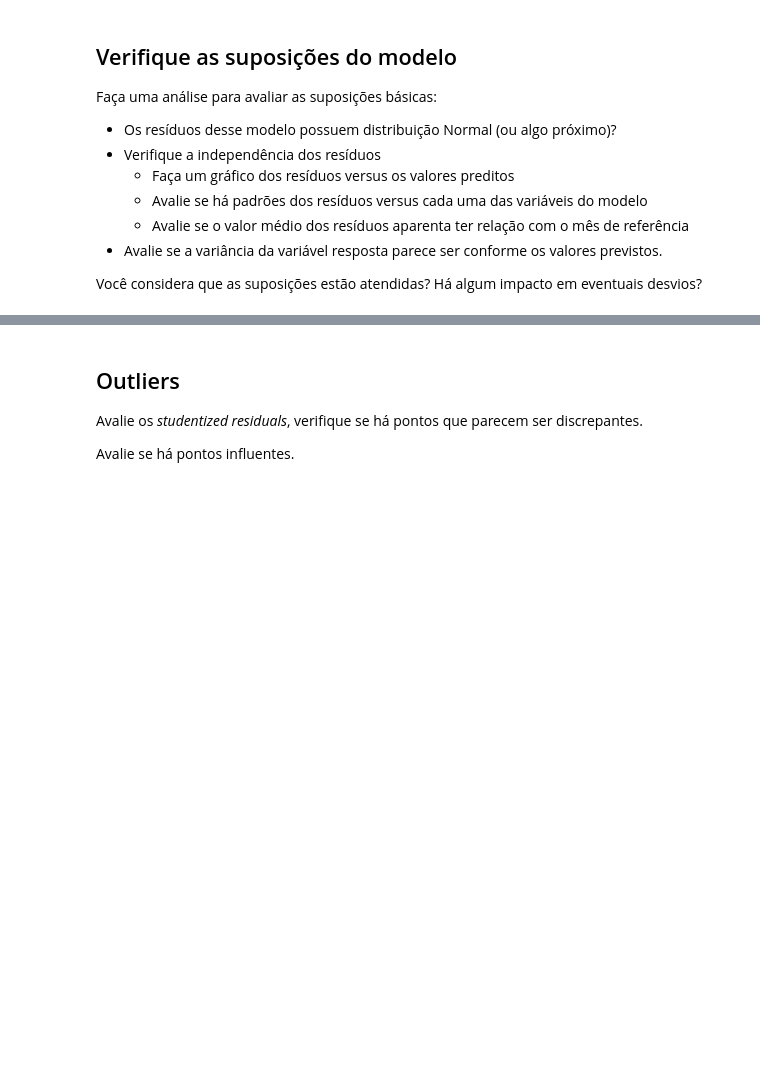
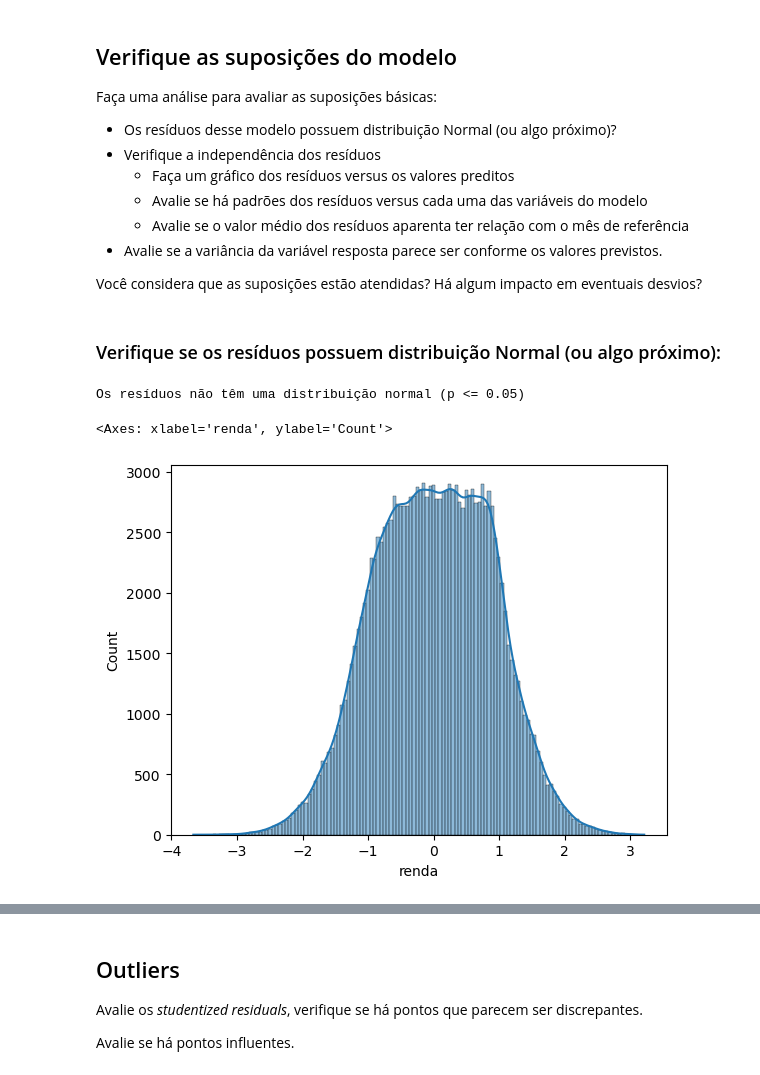
Before and after one commit to jeffersonsilva11/Cientista-de-Dados, a Jupyter notebook: modulo-35/m35-regressao-iv-tarefa-1.ipynb, the cells around one changed output, grey strips where cells are left out. Drawn from its saved outputs; the diff is of its cells as text; code cells hidden in the pictures; blank space fills up the shorter version.

```diff
--- a/modulo-35/m35-regressao-iv-tarefa-1.ipynb
+++ b/modulo-35/m35-regressao-iv-tarefa-1.ipynb
@@ -89,2 +98,5 @@ X_encoded = pd.get_dummies(X, drop_first=True)
+# %%
+# Codificando as variáveis categóricas usando one-hot encoding
+df_encoded = pd.get_dummies(df, columns=['sexo', 'posse_de_veiculo', 'posse_de_imovel', 'tipo_renda', 'educacao', 'estado_civil', 'tipo_residencia'], drop_first=True)
 # %% [markdown]
 ### Dividindo os dados em treino e teste
@@ -152,11 +114,0 @@ R² na base de teste: 0.39
-# %%
-from sklearn.ensemble import RandomForestRegressor
-
-# Use um modelo de floresta aleatória para calcular a importância das features
-rf = RandomForestRegressor()
-rf.fit(X_train, y_train)
-
-# Exiba a importância das features
-feature_importances = pd.DataFrame({'feature': X_train.columns, 'importance': rf.feature_importances_})
-feature_importances.sort_values(by='importance', ascending=False, inplace=True)
-print(feature_importances)
@@ -164,0 +142,18 @@ print(feature_importances)
+# %%
+# Inicializando o modelo de Random Forest
+rf_model = RandomForestRegressor(random_state=42)
+
+# Treinando o modelo com os dados de treinamento
+rf_model.fit(X_train, y_train)
+
+# Fazendo previsões na base de teste
+rf_y_pred = rf_model.predict(X_test)
+
+# Calculando o erro médio quadrático (MSE)
+rf_mse = mean_squared_error(y_test, rf_y_pred)
+
+# Calculando o coeficiente de determinação (R²)
+rf_r2 = r2_score(y_test, rf_y_pred)
+
+print(f"Erro Médio Quadrático (MSE) - Random Forest: {rf_mse:.4f}")
+print(f"Coeficiente de Determinação (R²) - Random Forest: {rf_r2:.4f}")
@@ -175,3 +173,22 @@ Faça uma análise para avaliar as suposições básicas:
 - Avalie se a variância da variável resposta parece ser conforme os valores previstos.
 
 Você considera que as suposições estão atendidas? Há algum impacto em eventuais desvios?
+# %% [markdown]
+### Verifique se os resíduos possuem distribuição Normal (ou algo próximo):
+# %%
+# Calculando os resíduos
+residuos_rf = y_test - rf_y_pred
+
+# Verificando a normalidade dos resíduos usando o teste de Shapiro-Wilk
+shapiro_test_statistic, shapiro_p_value = shapiro(residuos_rf)
+if shapiro_p_value > 0.05:
+    print("Os resíduos têm uma distribuição aproximadamente normal (p > 0.05)")
+else:
+    print("Os resíduos não têm uma distribuição normal (p <= 0.05)")
+
+# Plote um gráfico de distribuição dos resíduos
+sns.histplot(residuos_rf, kde=True)
+# %% [output]
+Os resíduos não têm uma distribuição normal (p <= 0.05)
+<Axes: xlabel='renda', ylabel='Count'>
+[figure, added]
```
Also changed, not shown: parts of 46 cells of this notebook.
